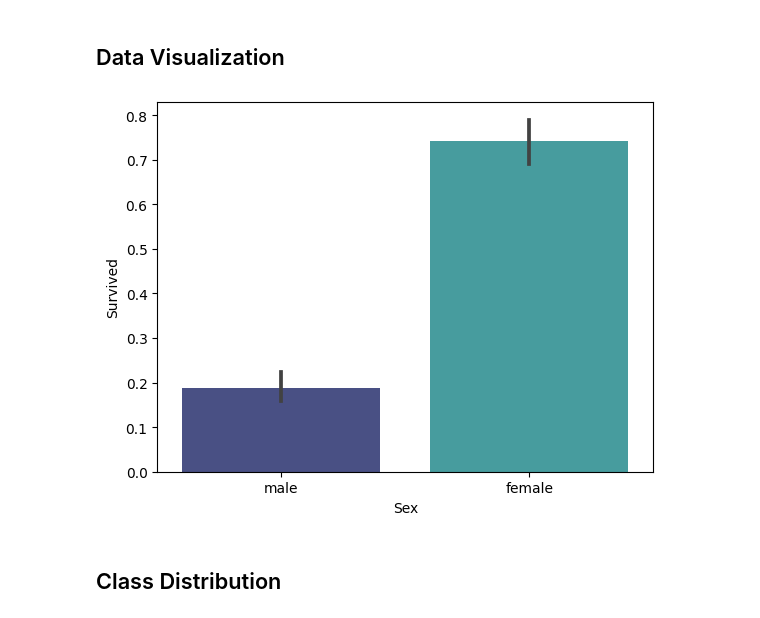
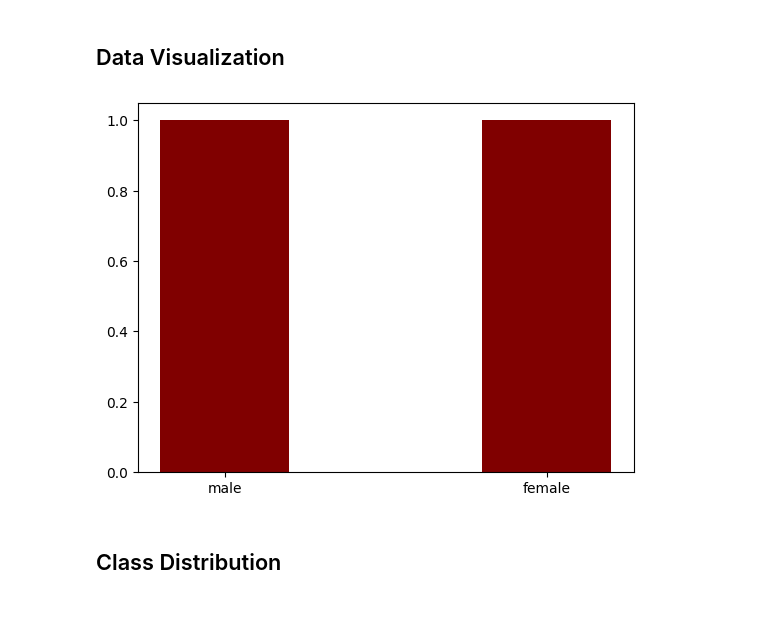
Before and after one commit to Sayali1008/Titanic-Machine-Learning-from-Disaster, a Jupyter notebook: model.ipynb, the cells around one changed output. Saved outputs shown, nothing was run; the diff lists cells and outputs as text; code cells hidden in the pictures.

```diff
--- a/model.ipynb
+++ b/model.ipynb
@@ -52,12 +59,22 @@ Shape of dataframe: (891, 11)
 | 4 | 5 | 3 | Allen, Mr. William Henry | male | 35.0 | 0 | 0 | 373450 | 8.0500 | NaN | ... |
 # %% [markdown]
 ## Data Visualization
-# %%
-plt.clf()
-sns.barplot(x = 'Sex', y = 'Survived', data = df_train, palette = 'mako')
-plt.show()
-# %% [output]
-[figure, removed]
+# %%
+plt.clf()
+# fig = plt.figure(figsize = (10, 5))
+
+# creating the bar plot
+plt.bar(df_train["Sex"], df_train["Survived"], color ='maroon',
+        width = 0.4)
+
+# plt.xlabel("Courses offered")
+# plt.ylabel("No. of students enrolled")
+# plt.title("Students enrolled in different courses")
+plt.show()
+# sns.barplot(x = 'Sex', y = 'Survived', data = df_train, palette = 'mako')
+# plt.show()
+# %% [output]
+[figure, added]
 # %% [markdown]
 ## Class Distribution
 # %%
```
Also changed, not shown: parts of 1 cell of this notebook.
